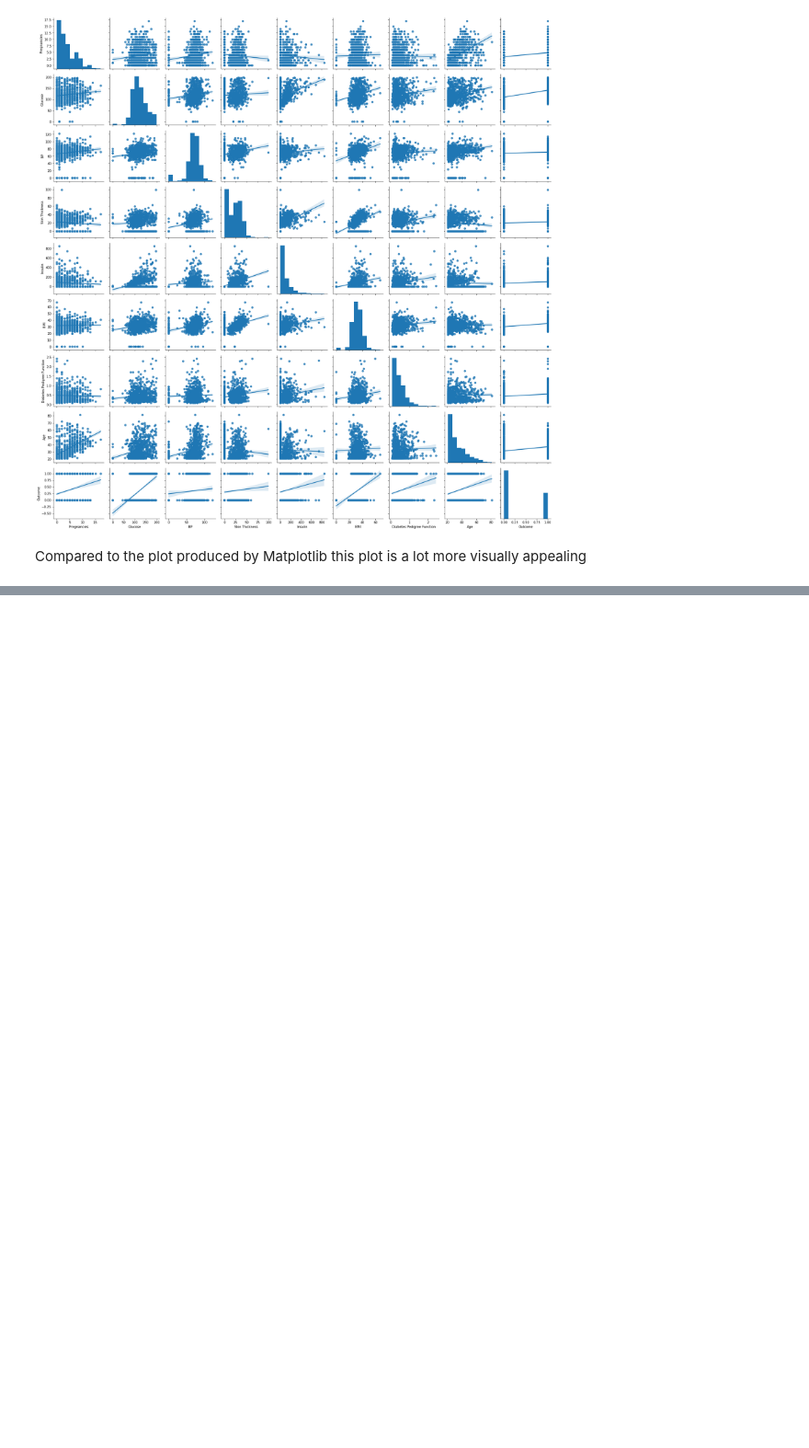
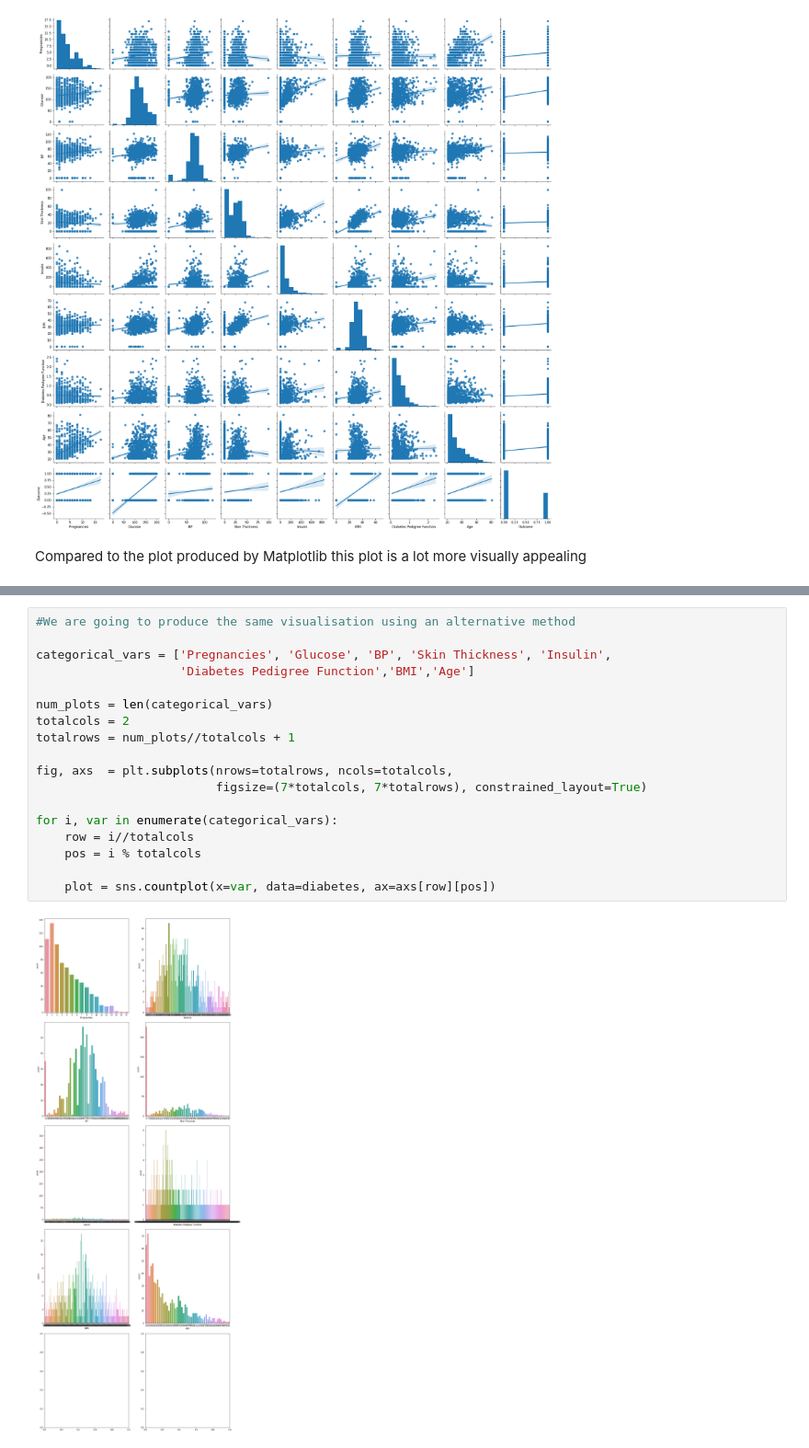
Before and after one commit to ArmanHussainDS/Diabetes, a Jupyter notebook: Diabetes Project.ipynb, the cells around one changed output, grey strips where cells are left out. Shown at 92% size. Cells and saved outputs as stored; diff of their text form; blank space fills up the shorter version.

Commit message:
enumerate

```diff
--- a/Diabetes Project.ipynb
+++ b/Diabetes Project.ipynb
@@ -288,0 +289,20 @@ for i, col in enumerate(db1.columns):
+# %%
+#We are going to produce the same visualisation using an alternative method
+
+categorical_vars = ['Pregnancies', 'Glucose', 'BP', 'Skin Thickness', 'Insulin',
+                    'Diabetes Pedigree Function','BMI','Age']
+
+num_plots = len(categorical_vars)
+totalcols = 2
+totalrows = num_plots//totalcols + 1
+
+fig, axs  = plt.subplots(nrows=totalrows, ncols=totalcols,
+                         figsize=(7*totalcols, 7*totalrows), constrained_layout=True)
+
+for i, var in enumerate(categorical_vars):
+    row = i//totalcols
+    pos = i % totalcols
+
+    plot = sns.countplot(x=var, data=diabetes, ax=axs[row][pos])
+# %% [output]
+[figure, added]
```
Also changed, not shown: parts of 1 cell of this notebook.
